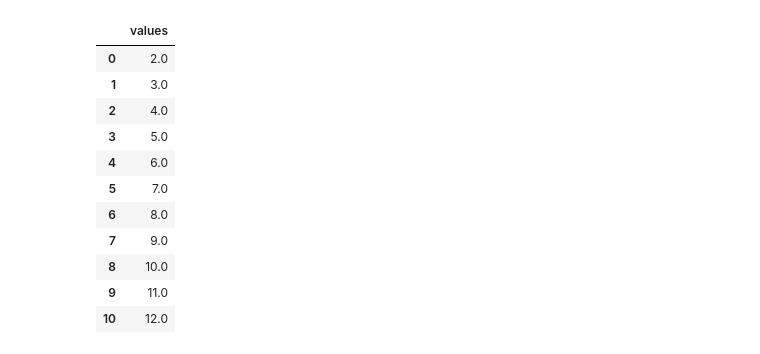
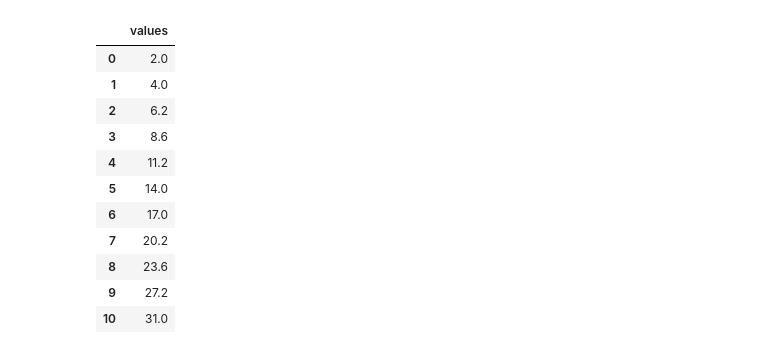
Before and after one commit to Griffith-Stites/ModSimPy, a Jupyter notebook: code/Project_1.ipynb, the cells around one changed output. Saved outputs shown, nothing was run; the diff lists cells and outputs as text; code cells hidden in the pictures.

```diff
--- a/code/Project_1.ipynb
+++ b/code/Project_1.ipynb
@@ -55,11 +73,13 @@ def run_simulation_cat(population, rates, timescale, update_func):
     return pop
 # %%
-def population_update_rat(pop, year, rates):
+def population_update_rat(catPopHistory, pop, year, rates):
     """Update the rat population for the next year.
 
+    catPopHistory: Timeseries with cat population history
     pop: current rat population in millions
     year: what year it is
     rates: system object with death and growth rates
     """
-    growth = rates.growth_rat - rates.death_rat
-    return pop + growth
+    catPop = catPopHistory[year] #The cat population for that year
+    pop_change = rates.rat_coefficient * catPop
+    return pop + pop_change
@@ -97,0 +86,5 @@ rates = System(death_rate_cat=death_rate_cat, growth_rate_cat=growth_rate_cat, d
+# %%
+#This cell establishes the model parameters
+
+populations = State(cats_not_neutered=10, cats_neutered = 10, rat=2) #Establishes the cat and rat population
+rates = System()#Opens an empty rate System
@@ -97,0 +93,10 @@ rates = System(death_rate_cat=death_rate_cat, growth_rate_cat=growth_rate_cat, d
+# %%
+#This cell allows easy access to change model parameters such as cat population
+
+rates.rat_coefficient = .1 #Establishes the relationship between Rat and Cat population
+
+timescale = 10 #Sets the timescale for the predictions in years
+rates.death_rate_cat = 2 #Sets the death rate for cats
+rates.growth_rate_cat= 3 #Sets the growth rate for cats
+
+resultsCats_neutered = run_simulation(populations.cats_neutered, rates, timescale, population_update_cat)
@@ -97,0 +120,2 @@ rates = System(death_rate_cat=death_rate_cat, growth_rate_cat=growth_rate_cat, d
+# %%
+resultsCats_not_neutered = run_simulation(populations.cats_not_neutered, rates, timescale, population_update_cat)
@@ -98,15 +135,16 @@ rates = System(death_rate_cat=death_rate_cat, growth_rate_cat=growth_rate_cat, d
 # %%
-resultsRats = run_simulation_rat(populations, rates, 10, population_update_rat)
+totalCatPop = resultsCats_neutered + resultsCats_not_neutered
+resultsRats = run_simulation_rat (populations.rat, totalCatPop, rates, timescale, population_update_rat)
 # %% [output]
 |  | values |
 | 0 | 2.0 |
-| 1 | 3.0 |
-| 2 | 4.0 |
-| 3 | 5.0 |
-| 4 | 6.0 |
-| 5 | 7.0 |
-| 6 | 8.0 |
-| 7 | 9.0 |
-| 8 | 10.0 |
-| 9 | 11.0 |
-| 10 | 12.0 |
+| 1 | 4.0 |
+| 2 | 6.2 |
+| 3 | 8.6 |
+| 4 | 11.2 |
+| 5 | 14.0 |
+| 6 | 17.0 |
+| 7 | 20.2 |
+| 8 | 23.6 |
+| 9 | 27.2 |
+| 10 | 31.0 |
```
Also changed, not shown: parts of 19 cells of this notebook.
